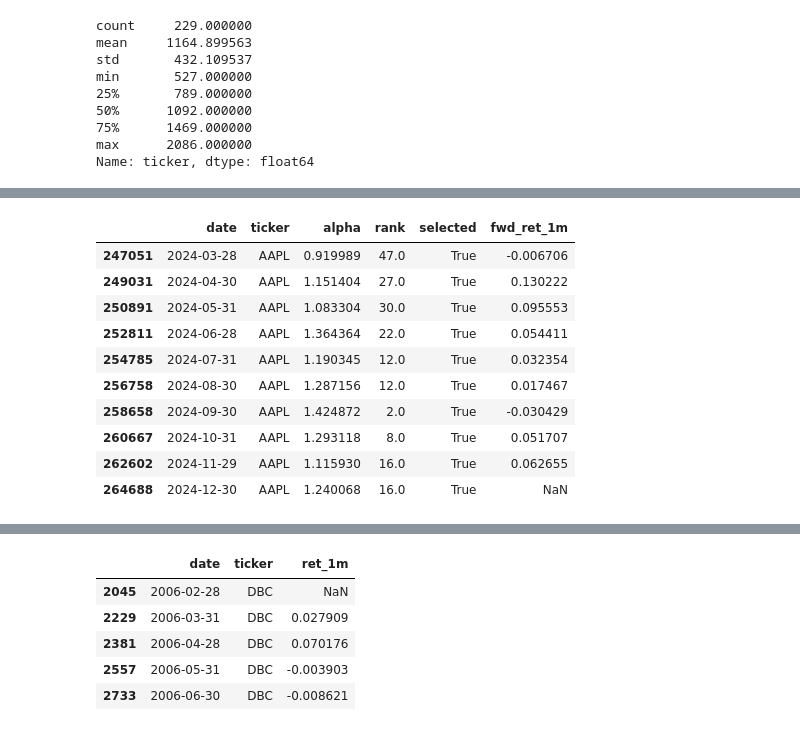
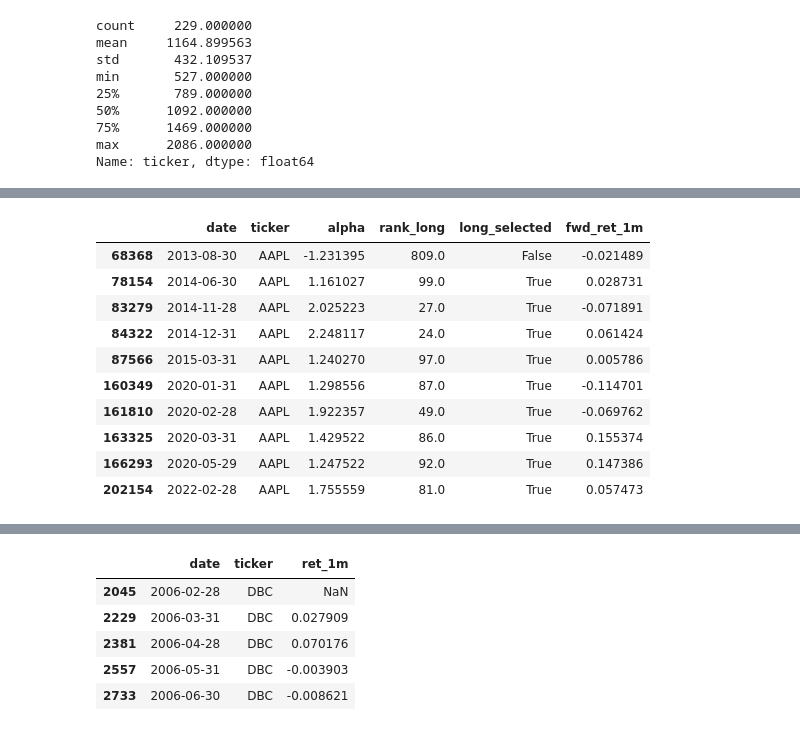
Before and after one commit to asm304/multi-asset-portfolio-framework, a Jupyter notebook: notebooks/01_download_data.ipynb, the cells around one changed output, grey strips where cells are left out. Saved outputs shown, nothing was run; the diff lists cells and outputs as text; code cells hidden in the pictures.

```diff
--- a/notebooks/01_download_data.ipynb
+++ b/notebooks/01_download_data.ipynb
@@ -557,0 +534,5 @@ dtype: float64
+# %%
+from src.backtest.engine import run_backtest
+
+
+bt, holdings, metrics = run_backtest(alpha)
@@ -605,18 +598,18 @@ backtest_df.plot(x="date", y="equity_curve", figsize=(10,5), title="Top 100 Equa
 # %%
-test = holdings_df[holdings_df["ticker"] == "AAPL"][
-    ["date", "ticker", "alpha", "rank", "selected", "fwd_ret_1m"]
+test = holdings[holdings["ticker"] == "AAPL"][
+    ["date", "ticker", "alpha", "rank_long", "long_selected", "fwd_ret_1m"]
 ].tail(10)
 
 test
 # %% [output]
-|  | date | ticker | alpha | rank | selected | fwd_ret_1m |
-| 247051 | 2024-03-28 | AAPL | 0.919989 | 47.0 | True | -0.006706 |
-| 249031 | 2024-04-30 | AAPL | 1.151404 | 27.0 | True | 0.130222 |
-| 250891 | 2024-05-31 | AAPL | 1.083304 | 30.0 | True | 0.095553 |
-| 252811 | 2024-06-28 | AAPL | 1.364364 | 22.0 | True | 0.054411 |
-| 254785 | 2024-07-31 | AAPL | 1.190345 | 12.0 | True | 0.032354 |
-| 256758 | 2024-08-30 | AAPL | 1.287156 | 12.0 | True | 0.017467 |
-| 258658 | 2024-09-30 | AAPL | 1.424872 | 2.0 | True | -0.030429 |
-| 260667 | 2024-10-31 | AAPL | 1.293118 | 8.0 | True | 0.051707 |
-| 262602 | 2024-11-29 | AAPL | 1.115930 | 16.0 | True | 0.062655 |
-| 264688 | 2024-12-30 | AAPL | 1.240068 | 16.0 | True | NaN |
+|  | date | ticker | alpha | rank_long | long_selected | fwd_ret_1m |
+| 68368 | 2013-08-30 | AAPL | -1.231395 | 809.0 | False | -0.021489 |
+| 78154 | 2014-06-30 | AAPL | 1.161027 | 99.0 | True | 0.028731 |
+| 83279 | 2014-11-28 | AAPL | 2.025223 | 27.0 | True | -0.071891 |
+| 84322 | 2014-12-31 | AAPL | 2.248117 | 24.0 | True | 0.061424 |
+| 87566 | 2015-03-31 | AAPL | 1.240270 | 97.0 | True | 0.005786 |
+| 160349 | 2020-01-31 | AAPL | 1.298556 | 87.0 | True | -0.114701 |
+| 161810 | 2020-02-28 | AAPL | 1.922357 | 49.0 | True | -0.069762 |
+| 163325 | 2020-03-31 | AAPL | 1.429522 | 86.0 | True | 0.155374 |
+| 166293 | 2020-05-29 | AAPL | 1.247522 | 92.0 | True | 0.147386 |
+| 202154 | 2022-02-28 | AAPL | 1.755559 | 81.0 | True | 0.057473 |
```
Also changed, not shown: parts of 48 cells of this notebook, 5 other files.
